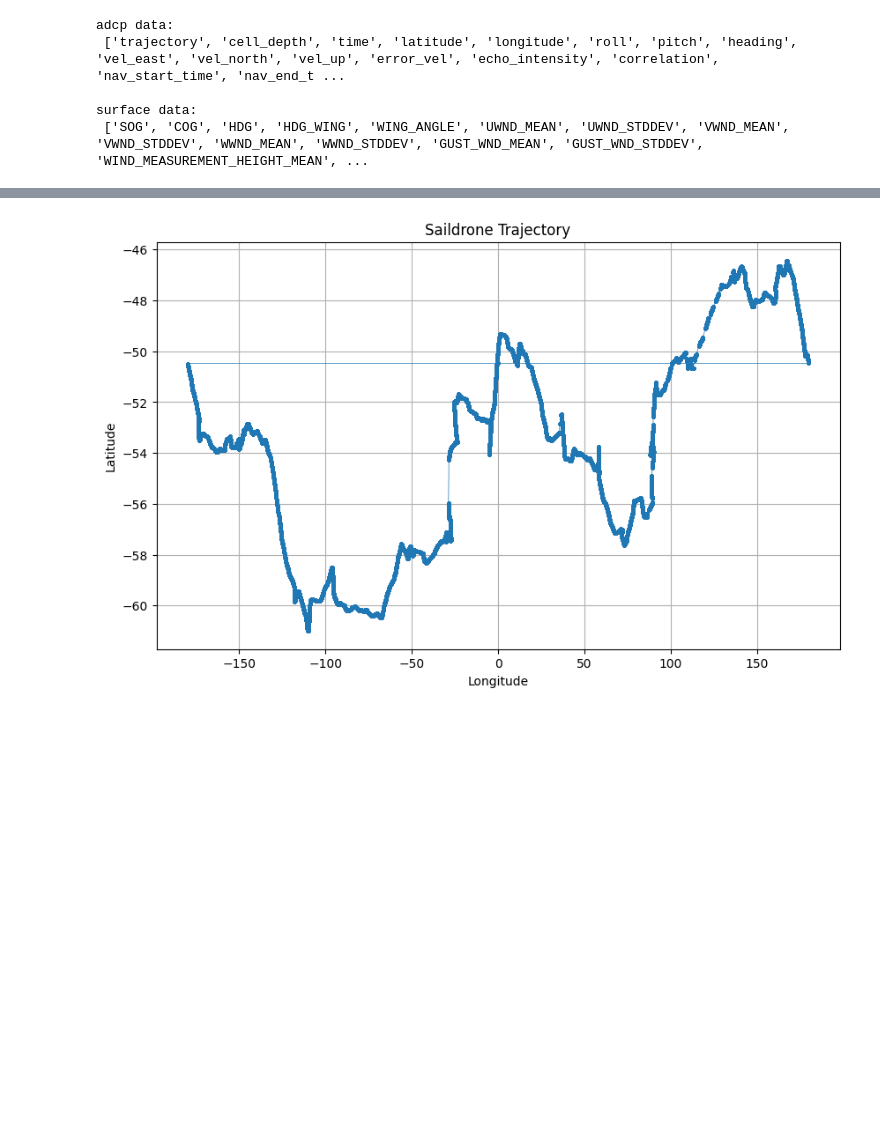
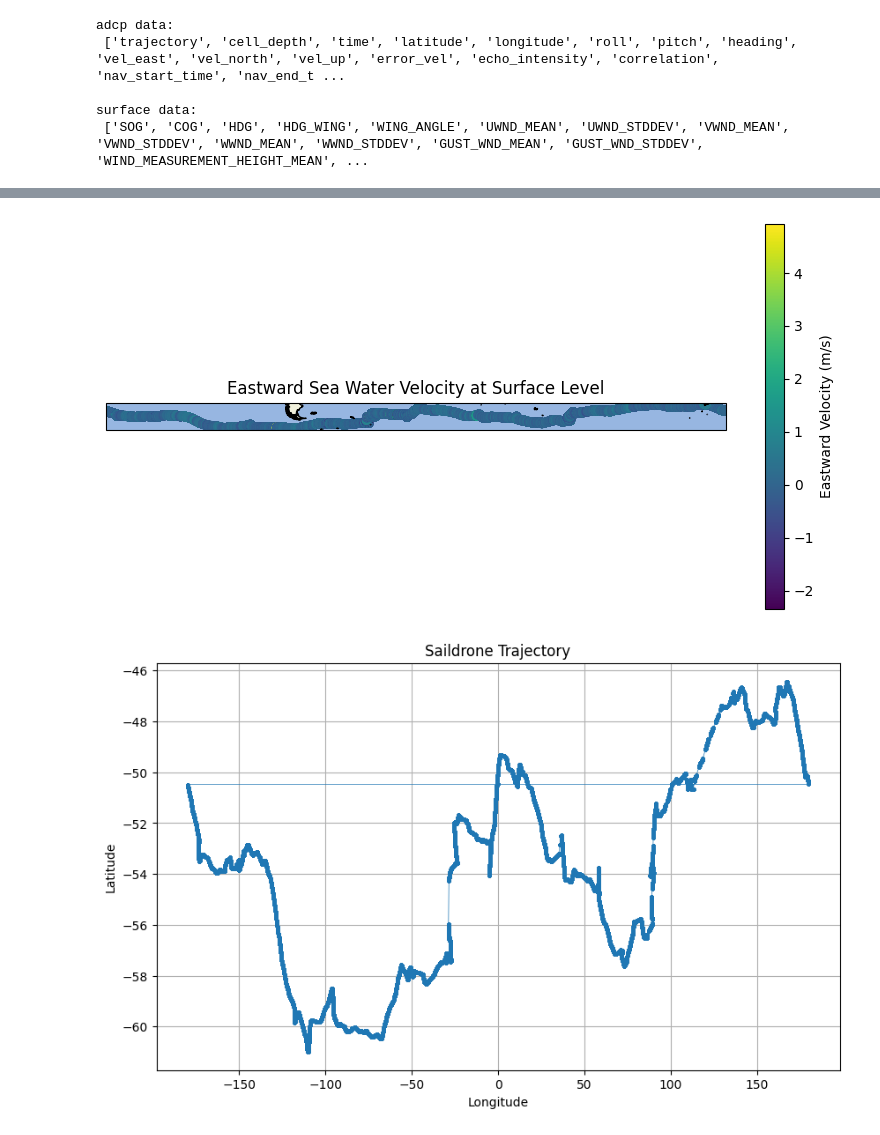
Before and after one commit to ameliabaier17/ocean_project, a Jupyter notebook: code/data_cleaning.ipynb, the cells around one changed output, grey strips where cells are left out. Saved outputs shown, nothing was run; the diff lists cells and outputs as text; code cells hidden in the pictures; blank space fills up the shorter version.

```diff
--- a/code/data_cleaning.ipynb
+++ b/code/data_cleaning.ipynb
@@ -144,3 +243,33 @@ df_vel_up.head()
+# %%
+import matplotlib.pyplot as plt
+import cartopy.crs as ccrs
+import cartopy.feature as cfeature
+import numpy as np
+
+# Adjusting for available dimensions - selecting the first entry in 'trajectory' if it represents individual journeys
+# Assuming 'cell_depth' has a dimension for depth, and you're interested in the surface or a specific depth
+# If 'cell_depth' is 0 or another index for the surface, adjust accordingly
+surface_velocity = ds_adcp['vel_east'].isel(trajectory=0, cell_depth=49)  # Adjust cell_depth as needed
+
+# Extracting longitude and latitude for the entire journey
+longitude = ds_adcp['longitude'].isel(trajectory=0)
+latitude = ds_adcp['latitude'].isel(trajectory=0)
+
+# Creating the plot with Cartopy
+fig = plt.figure(figsize=(10, 5))
+ax = plt.axes(projection=ccrs.PlateCarree())
+ax.coastlines()
+ax.add_feature(cfeature.LAND)
+ax.add_feature(cfeature.OCEAN)
+
+# Assuming longitude, latitude, and surface_velocity have matching dimensions now
+sc = plt.scatter(longitude, latitude, c=surface_velocity, cmap='viridis', transform=ccrs.PlateCarree())
+
+plt.colorbar(sc, label='Eastward Velocity (m/s)')
+plt.title('Eastward Sea Water Velocity at Surface Level')
+plt.show()
+# %% [output]
+[figure, added]
 # %%
 plt.figure(figsize=(10, 6))
 plt.plot(df_vel_up['longitude'], df_vel_up['latitude'], marker='o', linestyle='-', markersize=2, linewidth=0.5)
```
Also changed, not shown: parts of 19 cells of this notebook.
